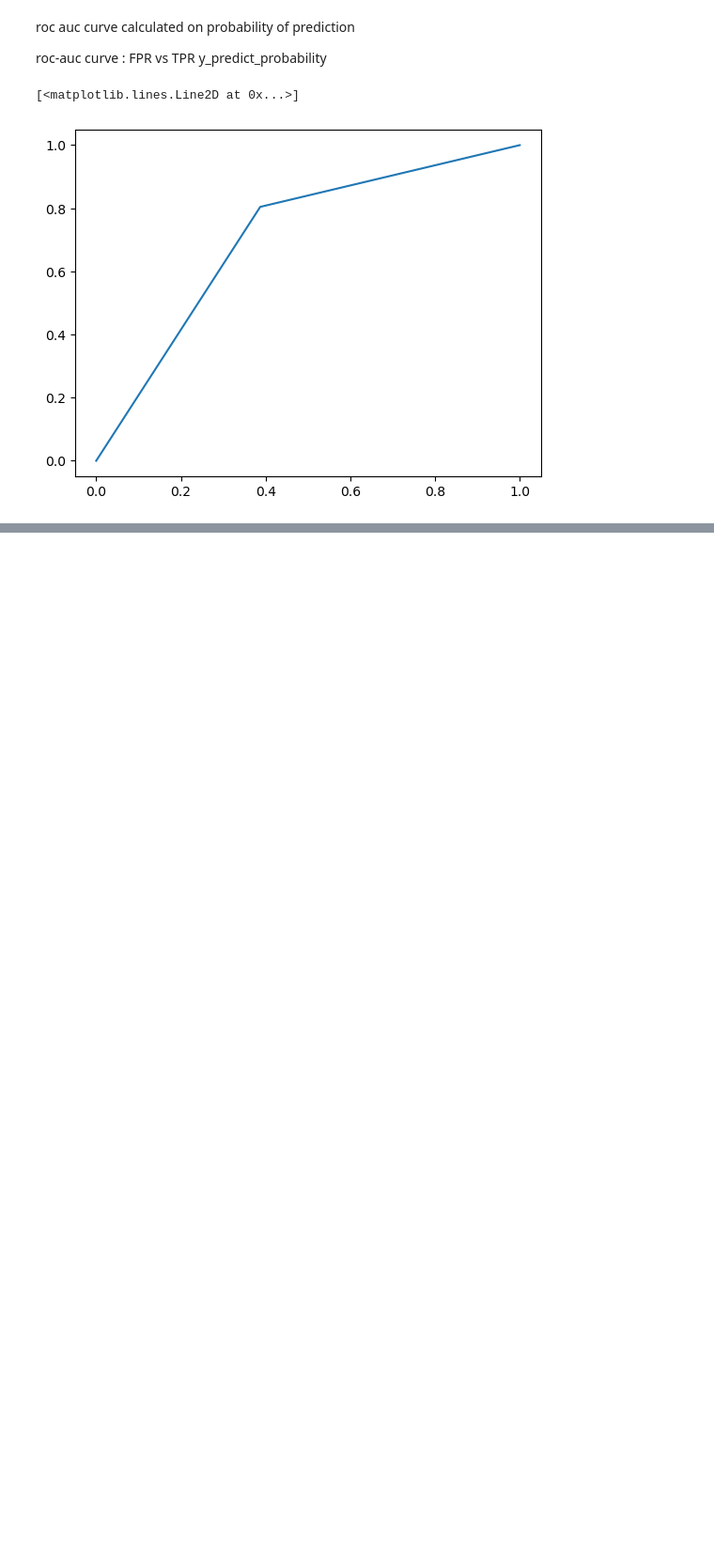
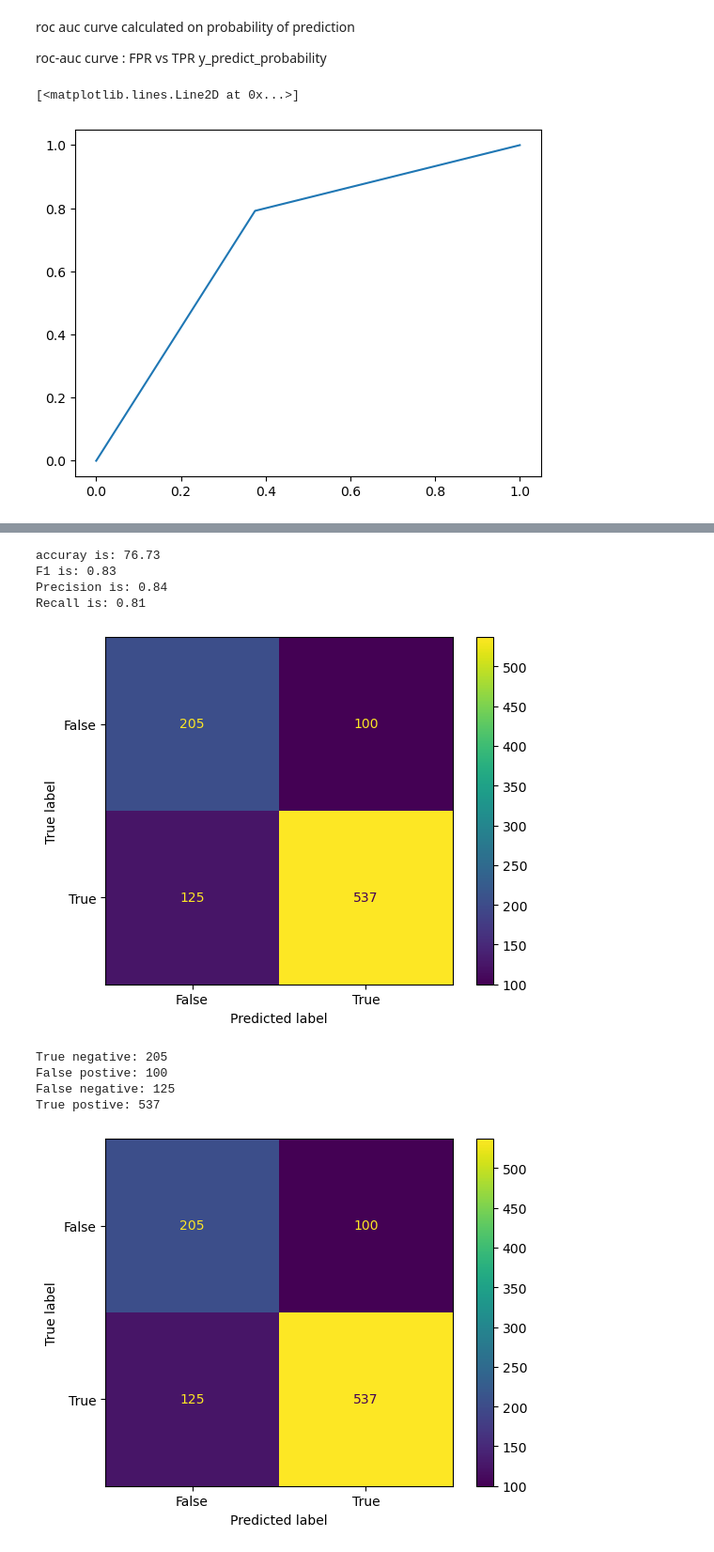
Before and after one commit to Sahilkhan-34/Exploratory_data_analysis_EDA, a Jupyter notebook: Telecom_Customer_Churn/TelecomCustomerChurn_Model_developement.ipynb, the cells around one changed output, grey strips where cells are left out. Shown at 94% size. Cells and saved outputs as stored; diff of their text form; code cells hidden in the pictures; blank space fills up the shorter version.

```diff
--- a/Telecom_Customer_Churn/TelecomCustomerChurn_Model_developement.ipynb
+++ b/Telecom_Customer_Churn/TelecomCustomerChurn_Model_developement.ipynb
@@ -173,0 +183,76 @@ plt.plot(fpr,tpr)
+# %%
+### step-1 divide the data into input and target columns
+x=df.drop('Customer Status', axis = 1)
+y=df['Customer Status']
+
+### step-2 divide the data into 4 parts
+x_train, x_test, y_train, y_test = train_test_split(x,y, test_size = 0.2, random_state = 0)
+
+### step-3 outlier analysis
+
+from scipy import stats
+selected_columns = ['Number of Dependents', 'Avg Monthly GB Download', 'Total Refunds',
+                    'Total Extra Data Charges', 'Total Long Distance Charges', 'Total Revenue']
+z_scores = np.abs(stats.zscore(x_train[selected_columns]))
+threshold = 3
+outlier_indices = np.where(z_scores > threshold)[0]
+x_train = x_train.drop(x_train.index[outlier_indices])
+y_train = y_train.drop(y_train.index[outlier_indices])
+
+### step 4 - train the model
+
+from sklearn.tree import DecisionTreeClassifier
+dtree = DecisionTreeClassifier()
+dtree.fit(x_train, y_train)
+
+### step 5 - Predictions
+
+y_pred_dt = dtree.predict(x_test)
+
+### step 6-  Metrics
+
+from sklearn.metrics import accuracy_score, f1_score, precision_score, recall_score, classification_report
+acc_dt= round(accuracy_score(y_test,y_pred_dt)*100,2)
+f1_dt=round(f1_score(y_test,y_pred_dt),2)
+precision_dt=round(precision_score(y_test,y_pred_dt),2)
+recall_dt=round(recall_score(y_test,y_pred_dt),2)
+print("accuray is:",acc_dt)
+print("F1 is:",f1_dt)
+print("Precision is:",precision_dt)
+print("Recall is:",recall_dt)
+
+### step 7 - confusion matrix
+
+from sklearn.metrics import confusion_matrix, ConfusionMatrixDisplay
+cmt = confusion_matrix(y_test, y_pred_dt)
+disp = ConfusionMatrixDisplay(confusion_matrix = cmt, display_labels = [False, True])
+
+disp.plot()
+plt.grid(False)
+plt.show()
+
+tn, fp, fn, tp = confusion_matrix(y_test,y_pred_dt).ravel()
+print("True negative:",tn)
+print("False postive:",fp)
+print("False negative:",fn)
+print("True postive:",tp)
+
+disp.plot()
+plt.show()
+#=======================================Step-8: ROC-AUC curve================================================================
+
+y_dt_pred_prob=dtree.predict_proba(x_test)[:,1]   # Class-1 probabilities
+fpr,tpr,threshold=roc_curve(y_test,y_dt_pred_prob)
+plt.plot(fpr,tpr)
+plt.show()
+# %% [output]
+accuray is: 76.73
+F1 is: 0.83
+Precision is: 0.84
+Recall is: 0.81
+[figure, added]
+True negative: 205
+False postive: 100
+False negative: 125
+True postive: 537
+[figure, added]
```
Also changed, not shown: parts of 16 cells of this notebook.
